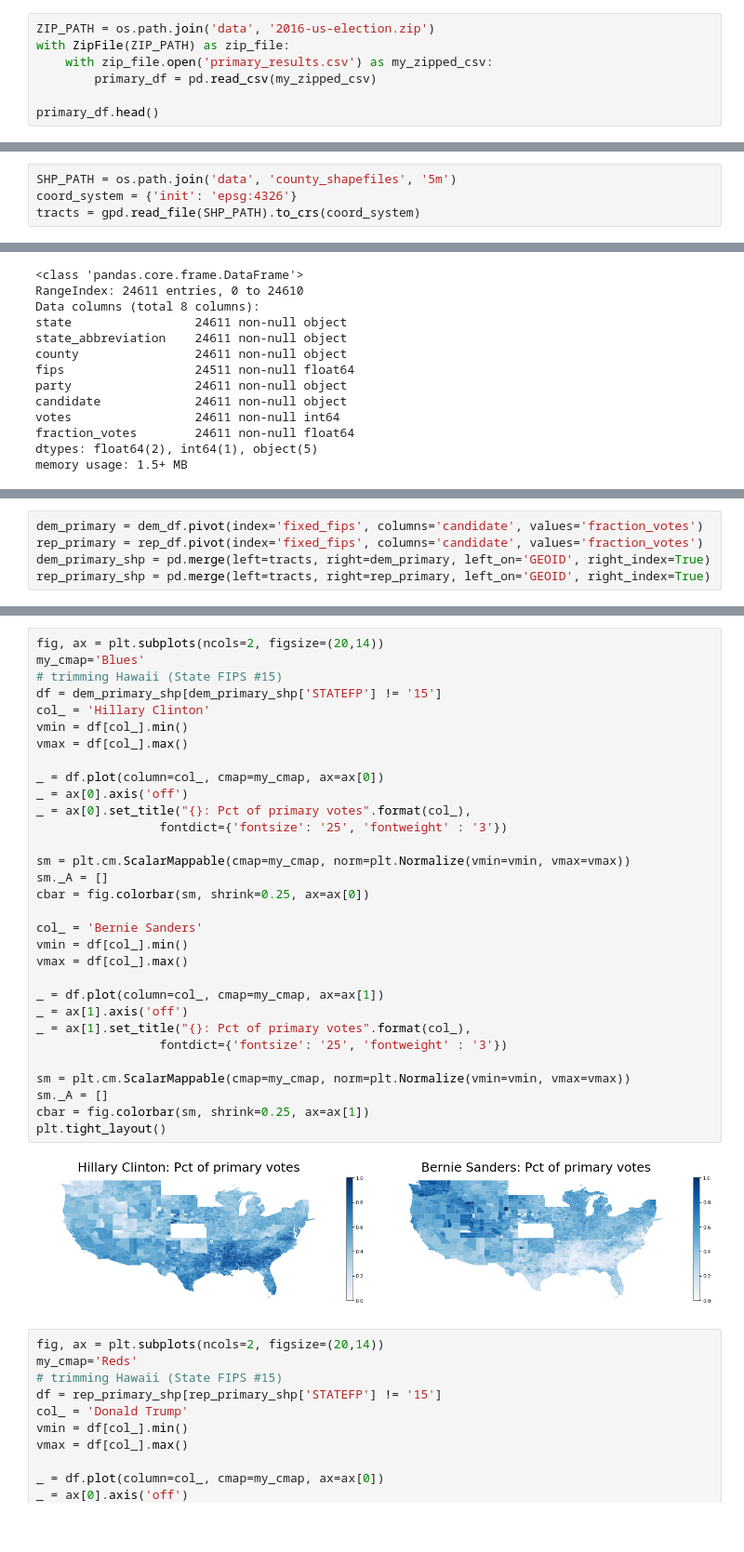
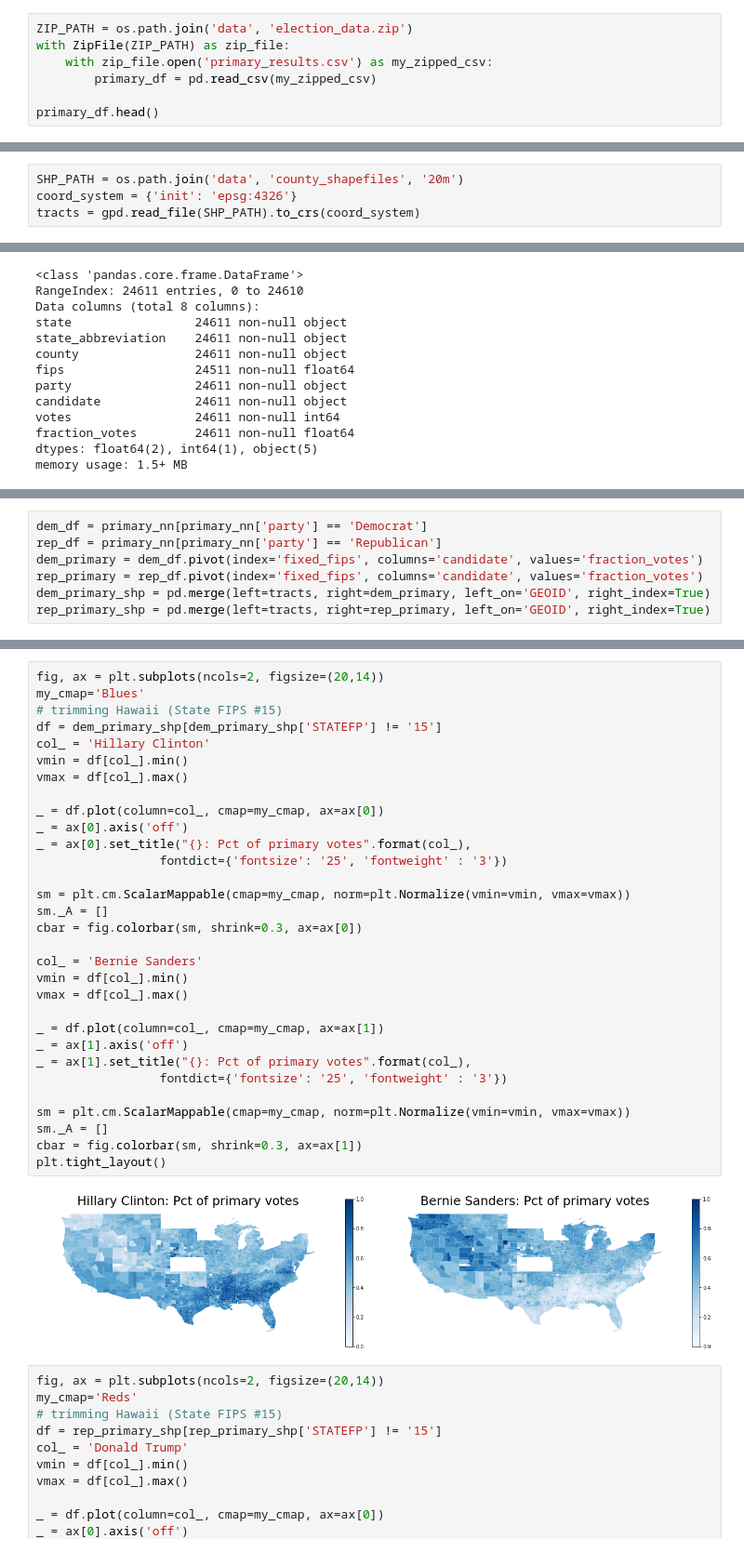
Before and after one commit to MattTriano/Election_Data_Experiments, a Jupyter notebook: Primary_Maps.ipynb, the cells around one changed output, grey strips where cells are left out. Shown at 93% size. Cells and saved outputs as stored; diff of their text form; blank space fills up the shorter version.

```diff
--- a/Primary_Maps.ipynb
+++ b/Primary_Maps.ipynb
@@ -16,5 +20,5 @@ display(HTML("<style>.container { width:100% !important; }</style>"))
 # %%
-ZIP_PATH = os.path.join('data', '2016-us-election.zip')
+ZIP_PATH = os.path.join('data', 'election_data.zip')
 with ZipFile(ZIP_PATH) as zip_file:
     with zip_file.open('primary_results.csv') as my_zipped_csv:
         primary_df = pd.read_csv(my_zipped_csv)
@@ -30,5 +46,5 @@ primary_df.head()
 # %%
-SHP_PATH = os.path.join('data', 'county_shapefiles', '5m')
+SHP_PATH = os.path.join('data', 'county_shapefiles', '20m')
 coord_system = {'init': 'epsg:4326'}
 tracts = gpd.read_file(SHP_PATH).to_crs(coord_system)
 # %%
@@ -105,4 +104,6 @@ primary_nn.head()
 # %%
+dem_df = primary_nn[primary_nn['party'] == 'Democrat']
+rep_df = primary_nn[primary_nn['party'] == 'Republican']
 dem_primary = dem_df.pivot(index='fixed_fips', columns='candidate', values='fraction_votes')
 rep_primary = rep_df.pivot(index='fixed_fips', columns='candidate', values='fraction_votes')
 dem_primary_shp = pd.merge(left=tracts, right=dem_primary, left_on='GEOID', right_index=True)
@@ -128,36 +129,36 @@ rep_primary_shp.head()
 # %%
 fig, ax = plt.subplots(ncols=2, figsize=(20,14))
 my_cmap='Blues'
 # trimming Hawaii (State FIPS #15)
 df = dem_primary_shp[dem_primary_shp['STATEFP'] != '15']
 col_ = 'Hillary Clinton'
 vmin = df[col_].min()
 vmax = df[col_].max()
 
 _ = df.plot(column=col_, cmap=my_cmap, ax=ax[0])
 _ = ax[0].axis('off')
 _ = ax[0].set_title("{}: Pct of primary votes".format(col_),
                  fontdict={'fontsize': '25', 'fontweight' : '3'})
 
 sm = plt.cm.ScalarMappable(cmap=my_cmap, norm=plt.Normalize(vmin=vmin, vmax=vmax))
 sm._A = []
-cbar = fig.colorbar(sm, shrink=0.25, ax=ax[0])
+cbar = fig.colorbar(sm, shrink=0.3, ax=ax[0])
 
 col_ = 'Bernie Sanders'
 vmin = df[col_].min()
 vmax = df[col_].max()
 
 _ = df.plot(column=col_, cmap=my_cmap, ax=ax[1])
 _ = ax[1].axis('off')
 _ = ax[1].set_title("{}: Pct of primary votes".format(col_),
                  fontdict={'fontsize': '25', 'fontweight' : '3'})
 
 sm = plt.cm.ScalarMappable(cmap=my_cmap, norm=plt.Normalize(vmin=vmin, vmax=vmax))
 sm._A = []
-cbar = fig.colorbar(sm, shrink=0.25, ax=ax[1])
+cbar = fig.colorbar(sm, shrink=0.3, ax=ax[1])
 plt.tight_layout()
 # %% [output]
-[figure, old version]
+[figure, new version]
 # %%
 fig, ax = plt.subplots(ncols=2, figsize=(20,14))
 my_cmap='Reds'
```
Also changed, not shown: parts of 12 cells of this notebook, 1 other file.
